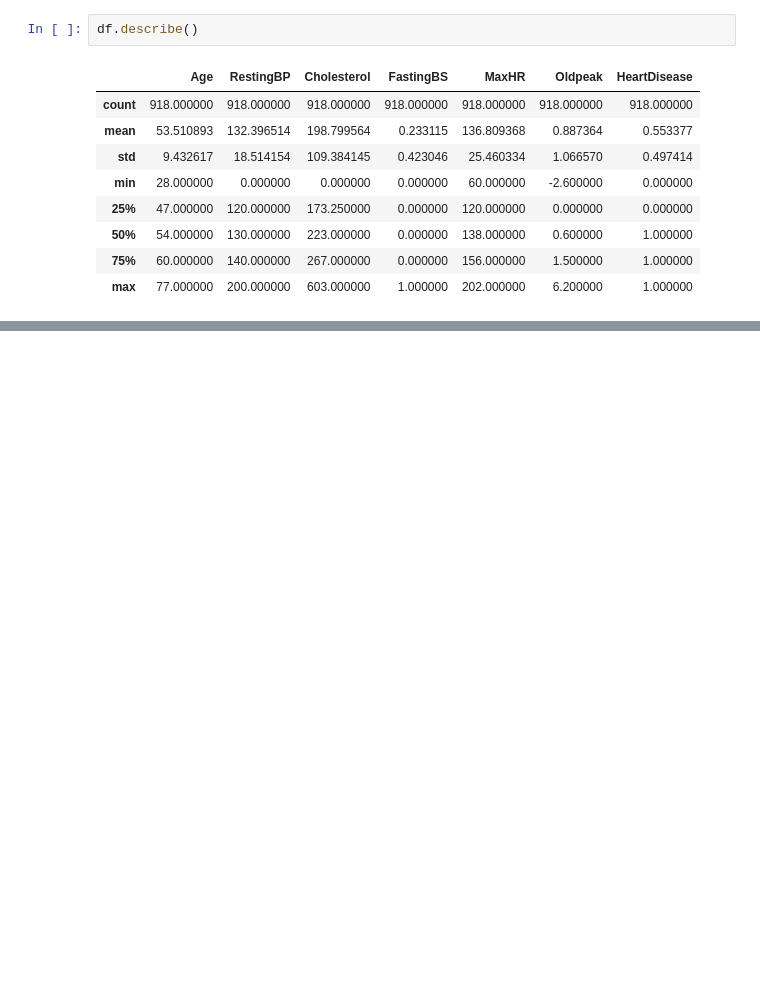
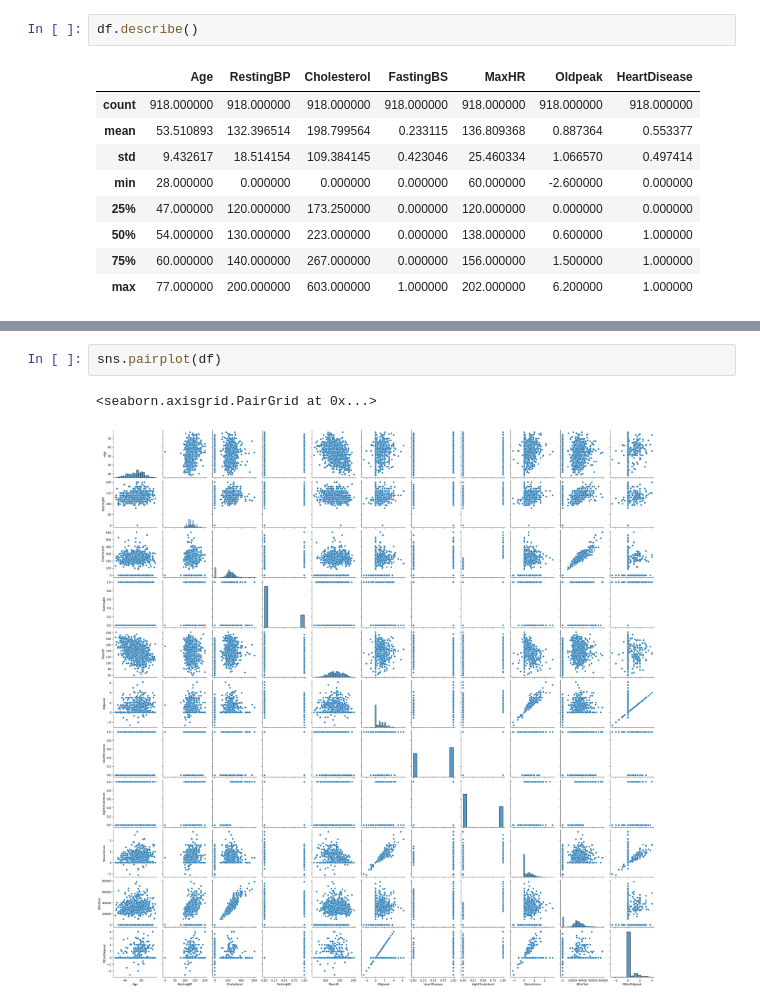
Before and after one commit to SAMANTA1401/Heart_disease_classification, a Jupyter notebook: notebook/EDA.ipynb, the cells around one changed output, grey strips where cells are left out. Cells and saved outputs as stored; diff of their text form; blank space fills up the shorter version.

```diff
--- a/notebook/EDA.ipynb
+++ b/notebook/EDA.ipynb
@@ -83,0 +302,5 @@ df.describe()
+# %%
+sns.pairplot(df)
+# %% [output]
+<seaborn.axisgrid.PairGrid at 0x...>
+[figure, added]
```
Also changed, not shown: parts of 87 cells of this notebook, 5 other files.
